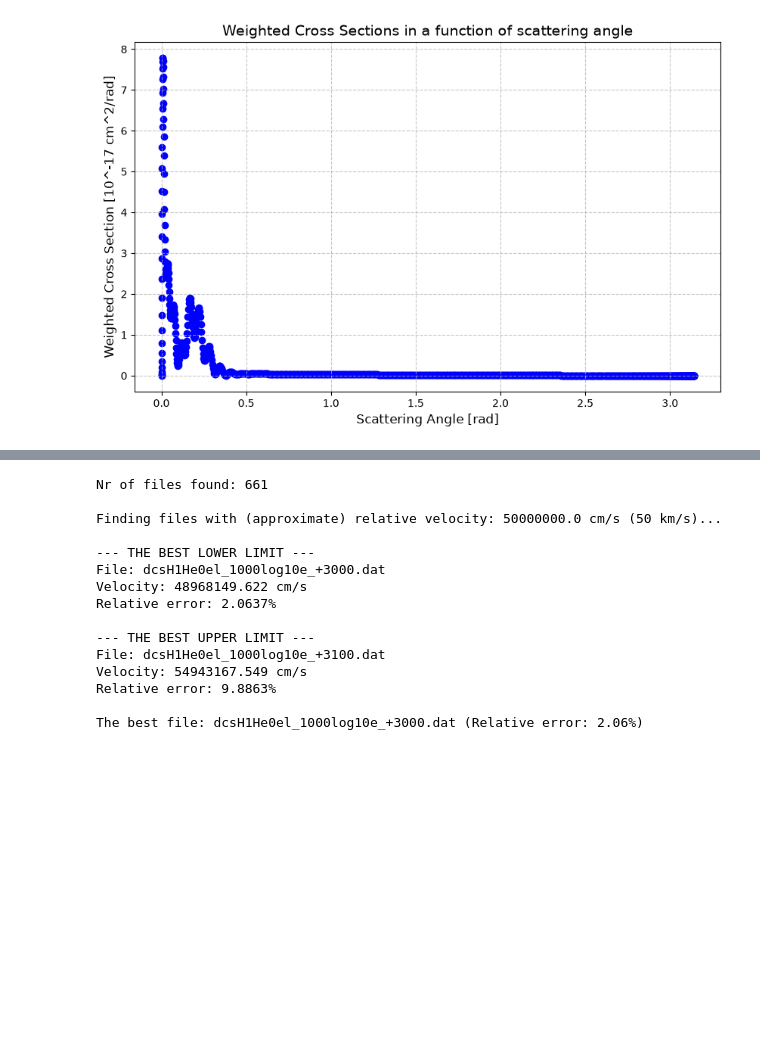
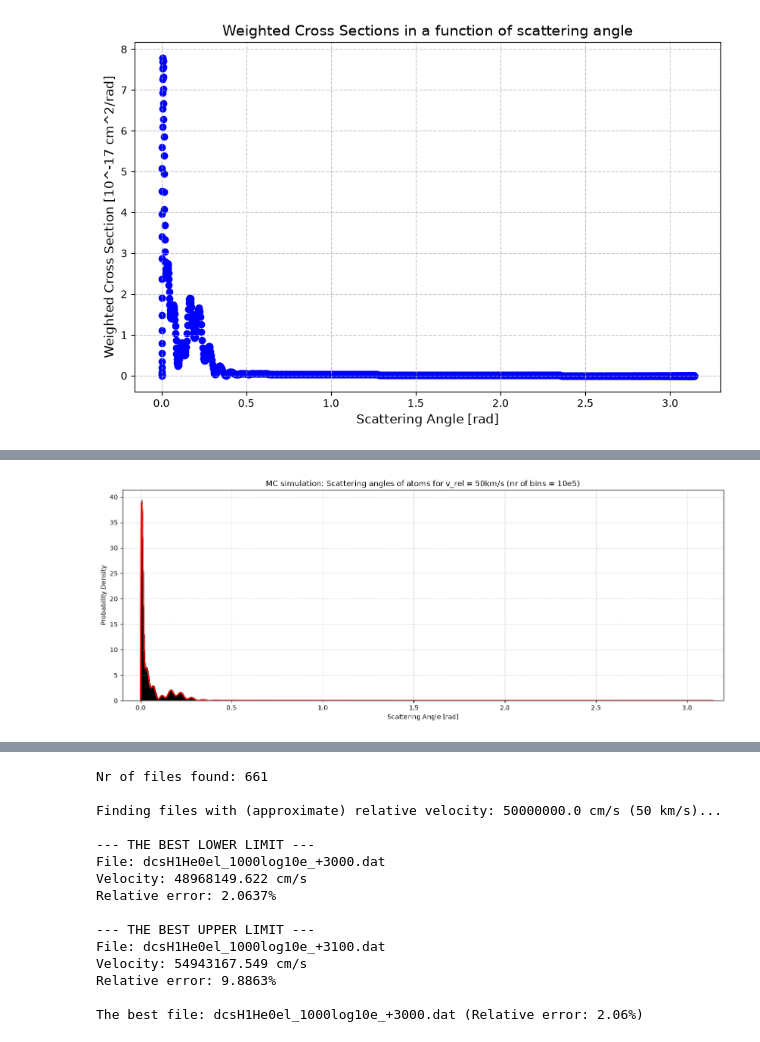
Before and after one commit to za-bielecka/cross-section-of-neutral-atom-collisions, a Jupyter notebook: monte_carlo1_save.ipynb, the cells around one changed output, grey strips where cells are left out. Saved outputs shown, nothing was run; the diff lists cells and outputs as text; code cells hidden in the pictures; blank space fills up the shorter version.

```diff
--- a/monte_carlo1_save.ipynb
+++ b/monte_carlo1_save.ipynb
@@ -221,0 +185,19 @@ simulation done
+# %%
+plt.figure(figsize=(17, 6))
+
+plt.hist(drawed_continous_angles, bins=100000, density=True,
+         color='skyblue', edgecolor='black', alpha=0.7,
+         label='Symulacja (Fizyczna siatka)')
+
+theoretical_curve = df['Probability'] / df['Weight']
+
+plt.plot(df['Angle'], theoretical_curve, color='red', linewidth=2, label='normalized DCS - theory')
+
+plt.title('MC simulation: Scattering angles of atoms for v_rel = 50km/s (nr of bins = 10e5)')
+plt.xlabel('Scattering Angle [rad]')
+plt.xlim(-0.1, 3.2)
+plt.ylabel('Probability Density')
+#plt.legend()
+plt.grid(True, linestyle='--', alpha=0.5)
+# %% [output]
+[figure, added]
```
Also changed, not shown: parts of 11 cells of this notebook.
